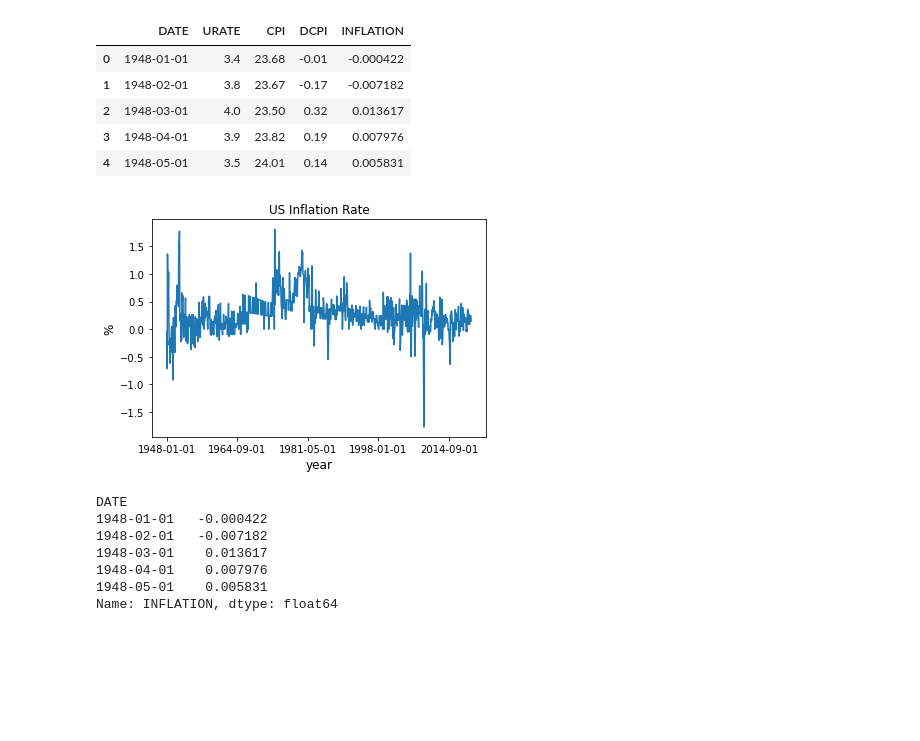
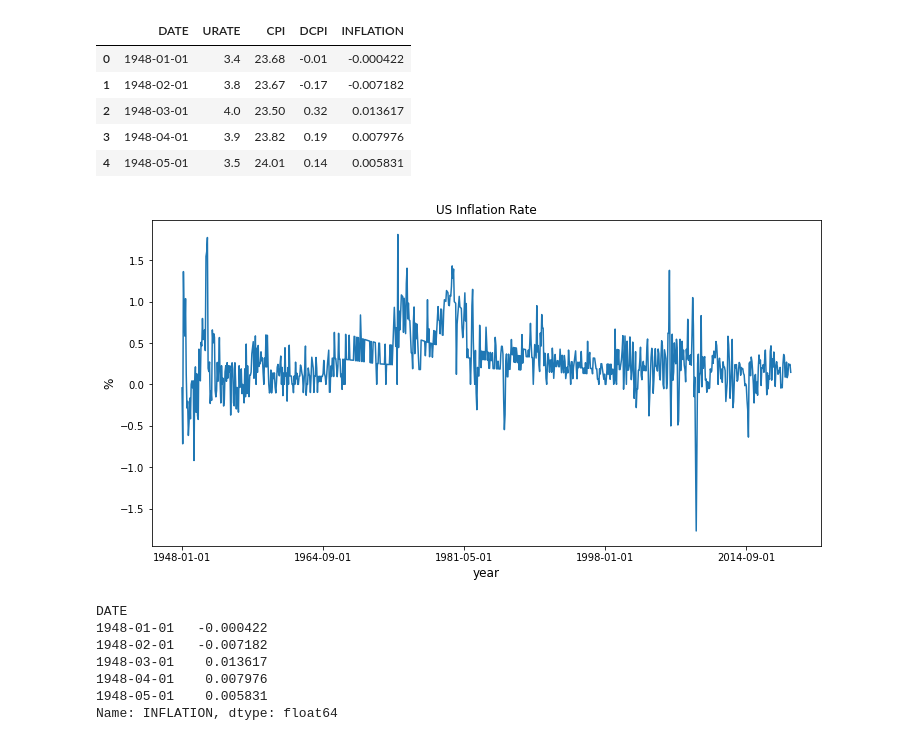
Before and after one commit to xiaoww3/Final-Project, a Jupyter notebook: project.ipynb, the cells around one changed output. Drawn from its saved outputs; the diff is of its cells as text; code cells hidden in the pictures; blank space fills up the shorter version.

```diff
--- a/project.ipynb
+++ b/project.ipynb
@@ -217,13 +217,13 @@ data_merge.head()
 # %%
 data_merge1=data_merge[['DATE','INFLATION']]
 data_merge1=data_merge1.set_index('DATE')
 data_merge1['INFLATION']=data_merge1['INFLATION']*100
-ax = data_merge1['1948':'2020'].plot(title='US Inflation Rate', legend=False)
+ax = data_merge1['1948':'2020'].plot(title='US Inflation Rate', legend=False, figsize=(12,6))
 ax.set_xlabel('year', fontsize=12)
 ax.set_ylabel('%', fontsize=12)
 plt.show()
 # %% [output]
-[figure, old version]
+[figure, new version]
 # %%
 data_merge1.head()
 # %% [output]
```
Also changed, not shown: parts of 2 cells of this notebook.
